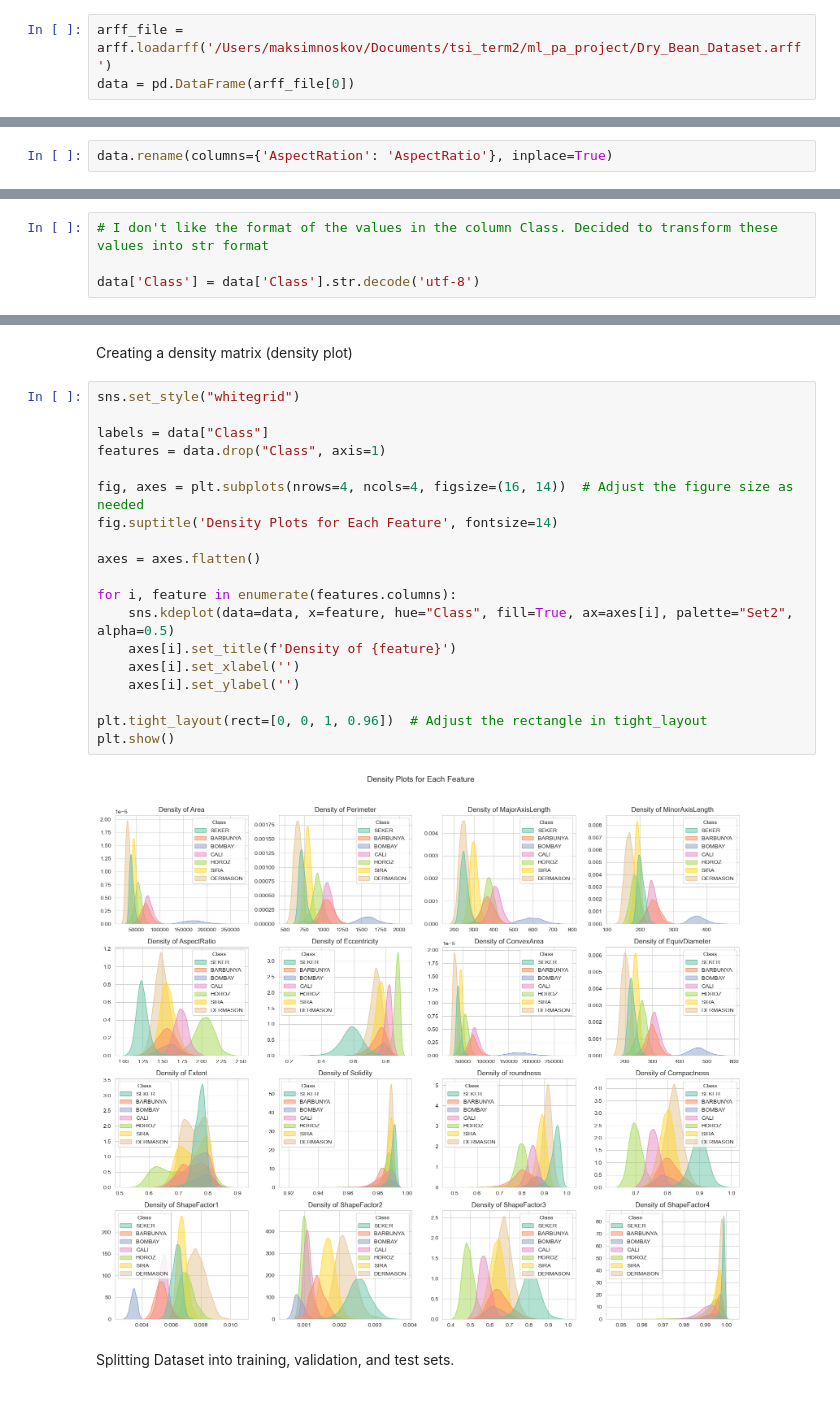
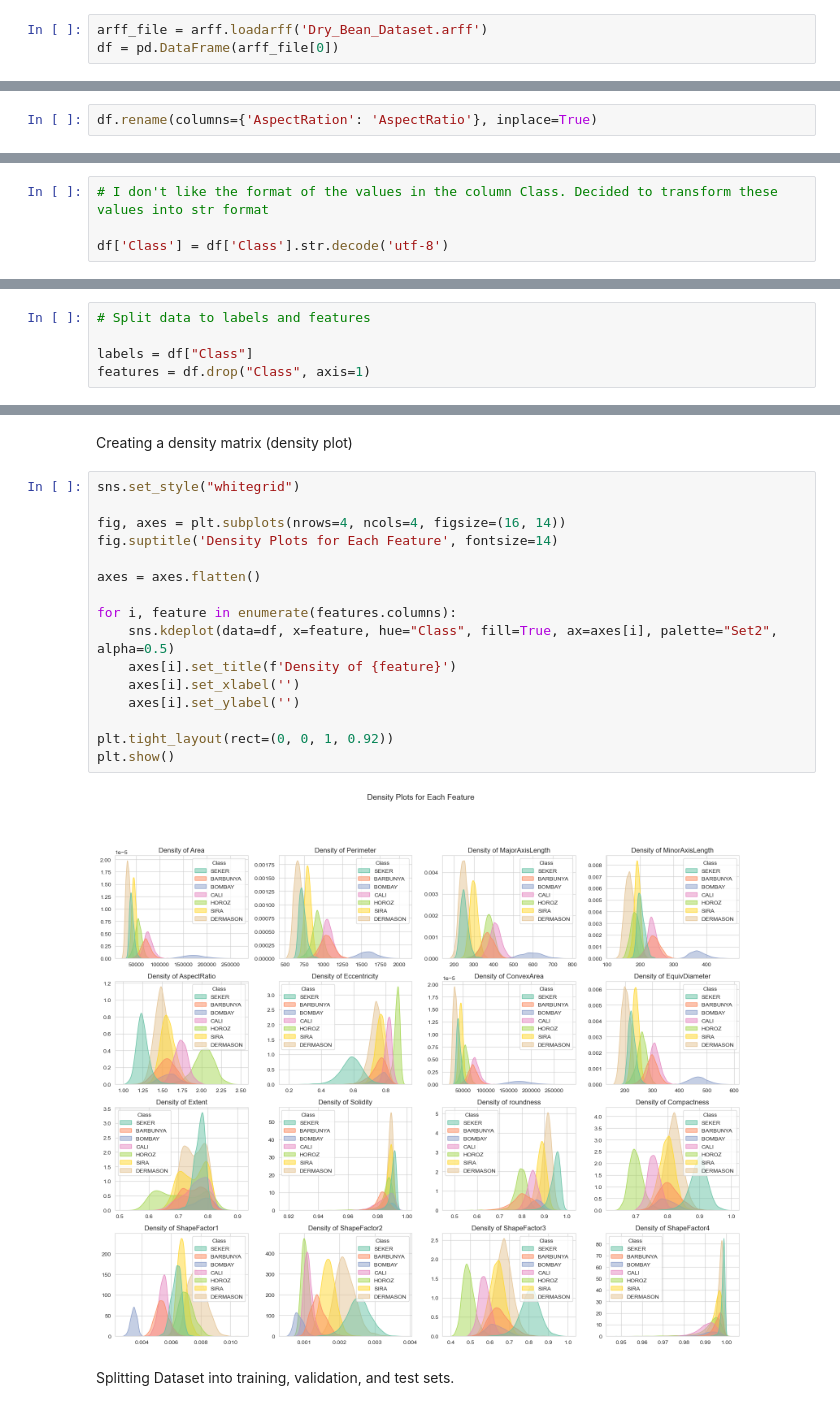
Before and after one commit to MaxNoLV/ml_pa_project, a Jupyter notebook: beans_class_project.ipynb, the cells around one changed output, grey strips where cells are left out. Cells and saved outputs as stored; diff of their text form.

```diff
--- a/beans_class_project.ipynb
+++ b/beans_class_project.ipynb
@@ -14,6 +14,6 @@ from sklearn.compose import ColumnTransformer
 from sklearn.pipeline import Pipeline
 from sklearn.preprocessing import FunctionTransformer, StandardScaler
 # %%
-arff_file = arff.loadarff('/Users/maksimnoskov/Documents/tsi_term2/ml_pa_project/Dry_Bean_Dataset.arff')
-data = pd.DataFrame(arff_file[0])
+arff_file = arff.loadarff('Dry_Bean_Dataset.arff')
+df = pd.DataFrame(arff_file[0])
 # %%
@@ -69,7 +69,7 @@ ShapeFactor4       0
 Class              0
 dtype: int64
 # %%
-data.rename(columns={'AspectRation': 'AspectRatio'}, inplace=True)
+df.rename(columns={'AspectRation': 'AspectRatio'}, inplace=True)
 # %% [markdown]
 Variable *Class* is my target variable. Checking how many classes do I have in my data and the spread of classes:
 # %%
@@ -87,5 +87,5 @@ Name: count, dtype: int64
 # %%
 # I don't like the format of the values in the column Class. Decided to transform these values into str format
 
-data['Class'] = data['Class'].str.decode('utf-8')
+df['Class'] = df['Class'].str.decode('utf-8')
 # %%
@@ -100,4 +100,9 @@ data.describe()
 | 50% | 44652.000000 | 794.941000 | 296.883367 | 192.431733 | 1.551124 | 0.764441 | 45178.000000 | ... |
 | 75% | 61332.000000 | 977.213000 | 376.495012 | 217.031741 | 1.707109 | 0.810466 | 62294.000000 | ... |
 | max | 254616.000000 | 1985.370000 | 738.860153 | 460.198497 | 2.430306 | 0.911423 | 263261.000000 | ... |
+# %%
+# Split data to labels and features
+
+labels = df["Class"]
+features = df.drop("Class", axis=1)
 # %%
@@ -110,24 +115,21 @@ Creating a density matrix (density plot)
 # %%
 sns.set_style("whitegrid")
 
-labels = data["Class"]
-features = data.drop("Class", axis=1)
-
-fig, axes = plt.subplots(nrows=4, ncols=4, figsize=(16, 14))  # Adjust the figure size as needed
+fig, axes = plt.subplots(nrows=4, ncols=4, figsize=(16, 14))
 fig.suptitle('Density Plots for Each Feature', fontsize=14)
 
 axes = axes.flatten()
 
 for i, feature in enumerate(features.columns):
-    sns.kdeplot(data=data, x=feature, hue="Class", fill=True, ax=axes[i], palette="Set2", alpha=0.5)
+    sns.kdeplot(data=df, x=feature, hue="Class", fill=True, ax=axes[i], palette="Set2", alpha=0.5)
     axes[i].set_title(f'Density of {feature}')
     axes[i].set_xlabel('')
     axes[i].set_ylabel('')
 
-plt.tight_layout(rect=[0, 0, 1, 0.96])  # Adjust the rectangle in tight_layout
+plt.tight_layout(rect=(0, 0, 1, 0.92))
 plt.show()
 # %% [output]
-[figure, old version]
+[figure, new version]
 # %% [markdown]
 Splitting Dataset into training, validation, and test sets.
 # %%
```
Also changed, not shown: parts of 24 cells of this notebook, 1 other file.
